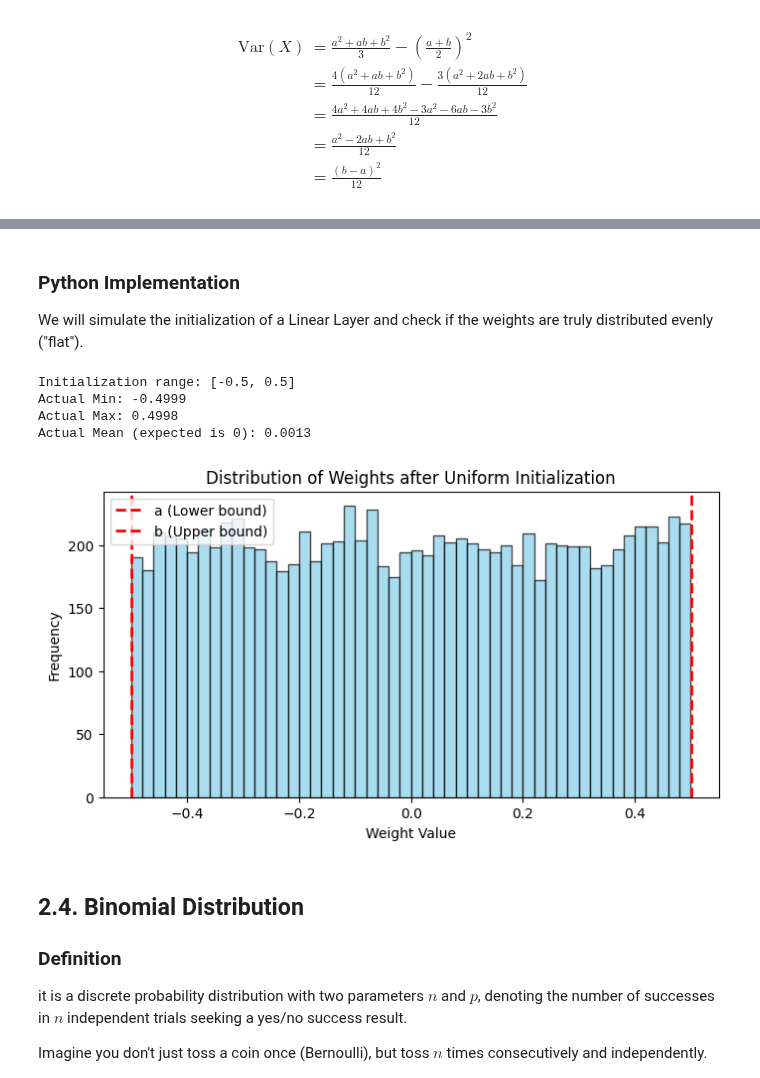
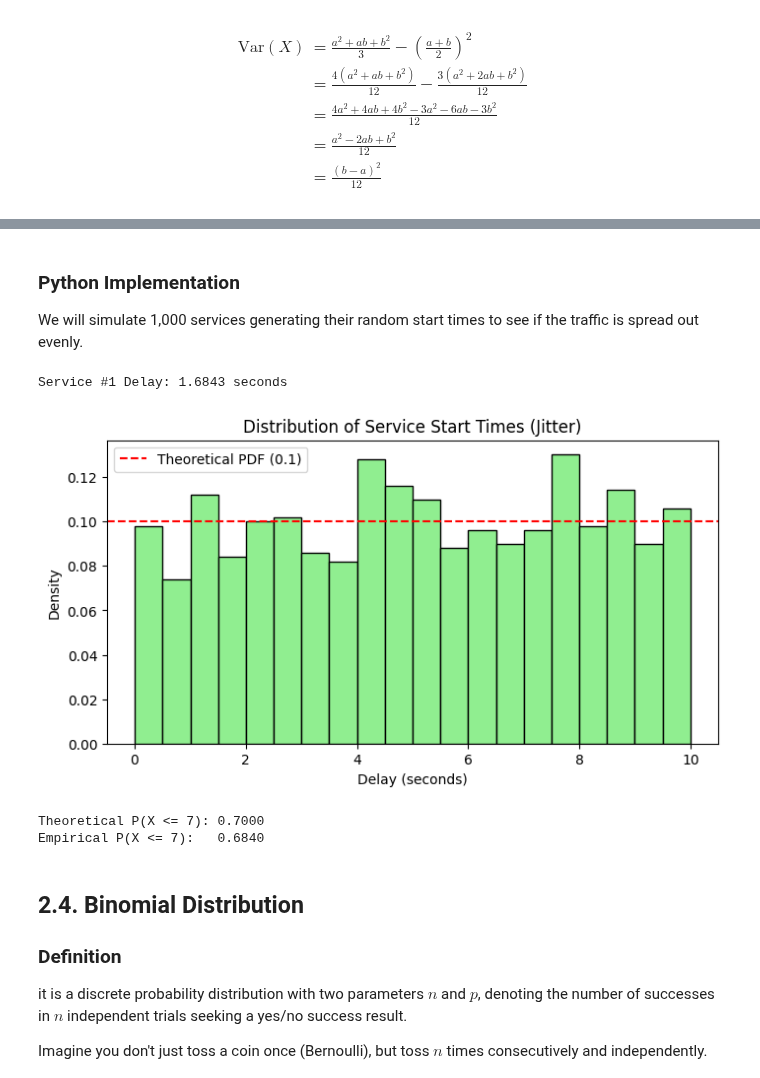
Before and after one commit to vu42/math-co5097-assignment-group-10, a Jupyter notebook: notebooks/distributions.ipynb, the cells around one changed output, grey strips where cells are left out. Saved outputs shown, nothing was run; the diff lists cells and outputs as text; code cells hidden in the pictures.

```diff
--- a/notebooks/distributions.ipynb
+++ b/notebooks/distributions.ipynb
@@ -725,46 +827,49 @@ $$W \sim U\left(-\frac{\sqrt{6}}{\sqrt{n_{in} + n_{out}}}, \frac{\sqrt{6}}{\sqrt
 # %% [markdown]
 ### Python Implementation
 
-We will simulate the initialization of a Linear Layer and check if the weights are truly distributed evenly ("flat").
+We will simulate 1,000 services generating their random start times to see if the traffic is spread out evenly.
 # %%
+import torch
+import matplotlib.pyplot as plt
 
-import torch.nn as nn
-import matplotlib.pyplot as plt
-import numpy
+# 1. System Configuration
+num_services = 1000
+min_delay = 0.0  # a
+max_delay = 10.0 # b
 
-# 1. Simulate a Linear layer in a Neural Network
-# Input: 100 features, Output: 100 features -> Total 10,000 weights
-layer = nn.Linear(in_features=100, out_features=100)
+# 2. Generate Jitter (Random Delays)
+# torch.rand generates continuous values in [0, 1]
+# We scale it to [a, b]:  a + (b-a) * rand
+random_delays = min_delay + (max_delay - min_delay) * torch.rand(num_services)
 
-# 2. Initialize weights using Uniform distribution
-# Suppose we want weights in range [-0.5, 0.5]
-a, b = -0.5, 0.5
-nn.init.uniform_(layer.weight, a=a, b=b)
+# 3. Analyze a specific service (e.g., Service #1)
+sample_delay = random_delays[0].item()
+print(f"Service #1 Delay: {sample_delay:.4f} seconds")
 
-# 3. Extract weight data for inspection
-weights = numpy.array(layer.weight.data.detach().flatten().tolist())
+# 4. Visualize the Spread (Histogram)
+# If Uniform, the bars should be roughly equal height (flat top)
+plt.figure(figsize=(8, 4))
+plt.hist(random_delays.numpy(), bins=20, color='lightgreen', edgecolor='black', density=True)
+plt.axhline(y=1/(max_delay-min_delay), color='r', linestyle='--', label='Theoretical PDF (0.1)')
 
-print(f"Initialization range: [{a}, {b}]")
-print(f"Actual Min: {weights.min():.4f}")
-print(f"Actual Max: {weights.max():.4f}")
-print(f"Actual Mean (expected is 0): {weights.mean():.4f}")
-
-# 4. Plot Histogram to see "flatness"
-plt.figure(figsize=(8, 4))
-plt.hist(weights, bins=50, color='skyblue', edgecolor='black', alpha=0.7)
-plt.title("Distribution of Weights after Uniform Initialization")
-plt.xlabel("Weight Value")
-plt.ylabel("Frequency")
-plt.axvline(a, color='red', linestyle='dashed', linewidth=2, label='a (Lower bound)')
-plt.axvline(b, color='red', linestyle='dashed', linewidth=2, label='b (Upper bound)')
+plt.title("Distribution of Service Start Times (Jitter)")
+plt.xlabel("Delay (seconds)")
+plt.ylabel("Density")
 plt.legend()
 plt.show()
+
+# 5. Check Probability X <= 7 (CDF)
+# Count how many are <= 7
+count_below_7 = (random_delays <= 7.0).sum().item()
+empirical_prob = count_below_7 / num_services
+
+print(f"Theoretical P(X <= 7): 0.7000")
+print(f"Empirical P(X <= 7):   {empirical_prob:.4f}")
 # %% [output]
-Initialization range: [-0.5, 0.5]
-Actual Min: -0.4999
-Actual Max: 0.4998
-Actual Mean (expected is 0): 0.0013
+Service #1 Delay: 1.6843 seconds
-[figure, old version]
+[figure, new version]
+Theoretical P(X <= 7): 0.7000
+Empirical P(X <= 7):   0.6840
 # %% [markdown]
 ## 2.4. Binomial Distribution
 
```
Also changed, not shown: parts of 11 cells of this notebook, 1 other file.
